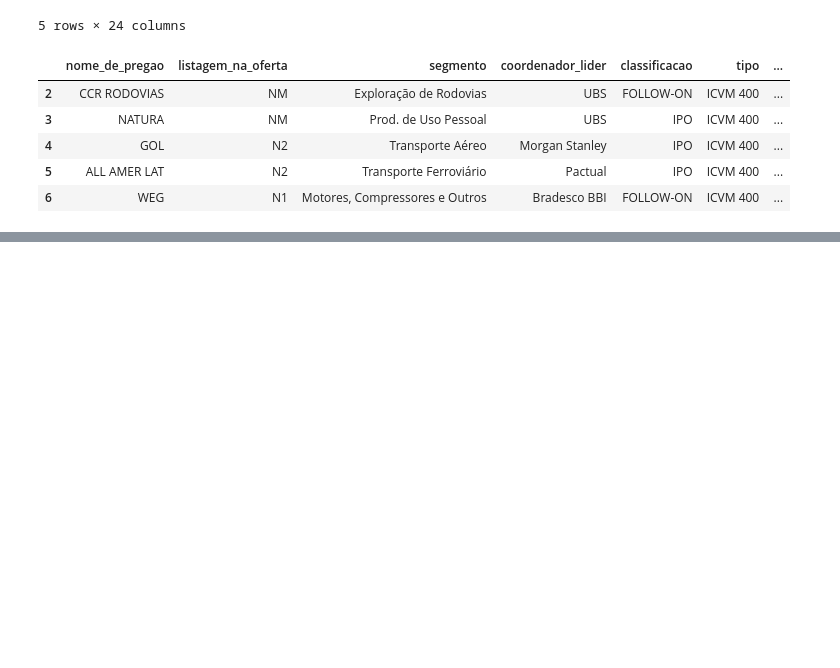
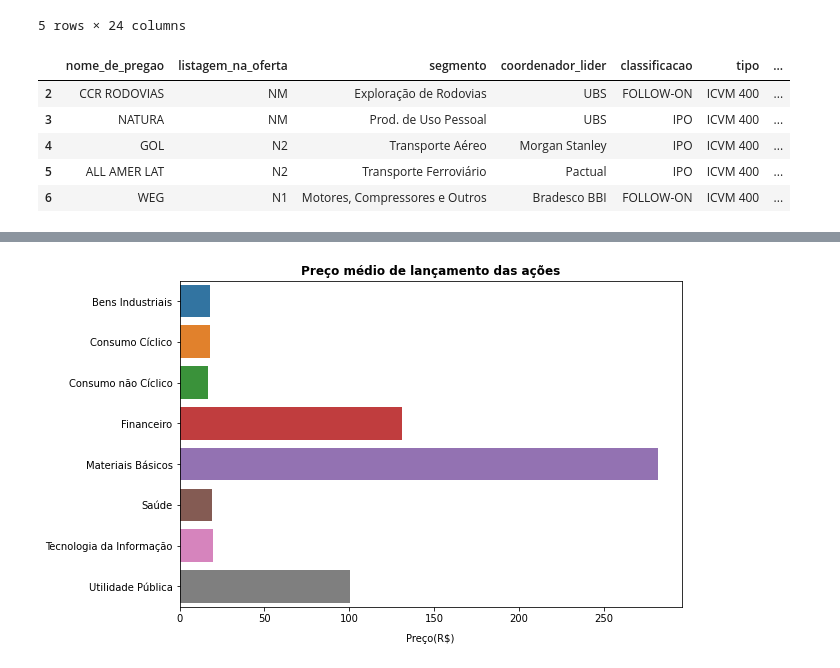
Before and after one commit to paulooctavio/ipos-analysis, a Jupyter notebook: Analise de IPOs Brasileiras.ipynb, the cells around one changed output, grey strips where cells are left out. Saved outputs shown, nothing was run; the diff lists cells and outputs as text; code cells hidden in the pictures; blank space fills up the shorter version.

```diff
--- a/Analise de IPOs Brasileiras.ipynb
+++ b/Analise de IPOs Brasileiras.ipynb
@@ -85,0 +127,10 @@ df[df.segmento == 'Exploração de Rodovias']
+# %%
+plt.figure(figsize=(9, 6))
+ax = sns.barplot(x='preco_por_acao',
+                 y='setor_economico',
+                 data=ipos.groupby('setor_economico')['preco_por_acao'].mean().reset_index())
+ax = plt.title('Preço médio de lançamento das ações', fontsize = 12, fontweight = 'bold')
+ax = plt.xlabel('Preço(R$)', labelpad = 10, fontsize = 10)
+ax = plt.ylabel('')
+# %% [output]
+[figure, added]
```
Also changed, not shown: parts of 20 cells of this notebook.
